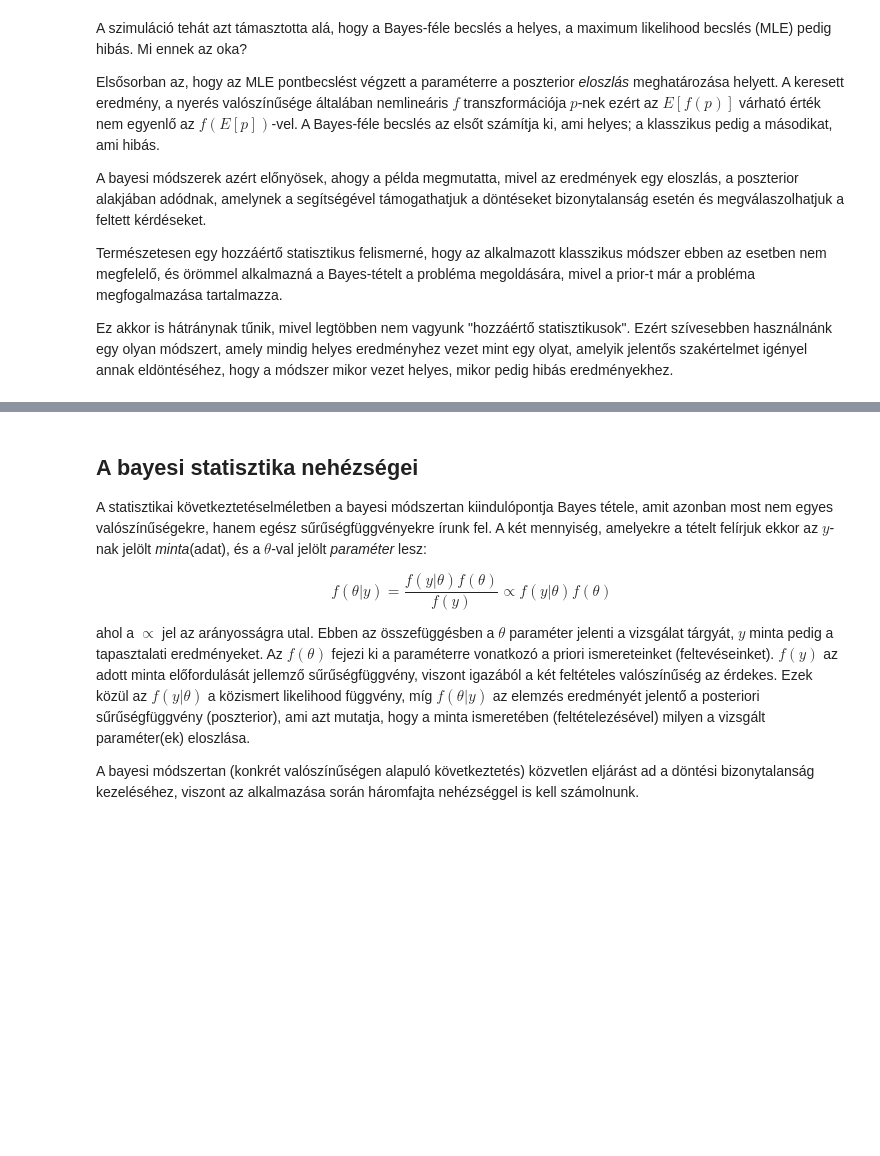
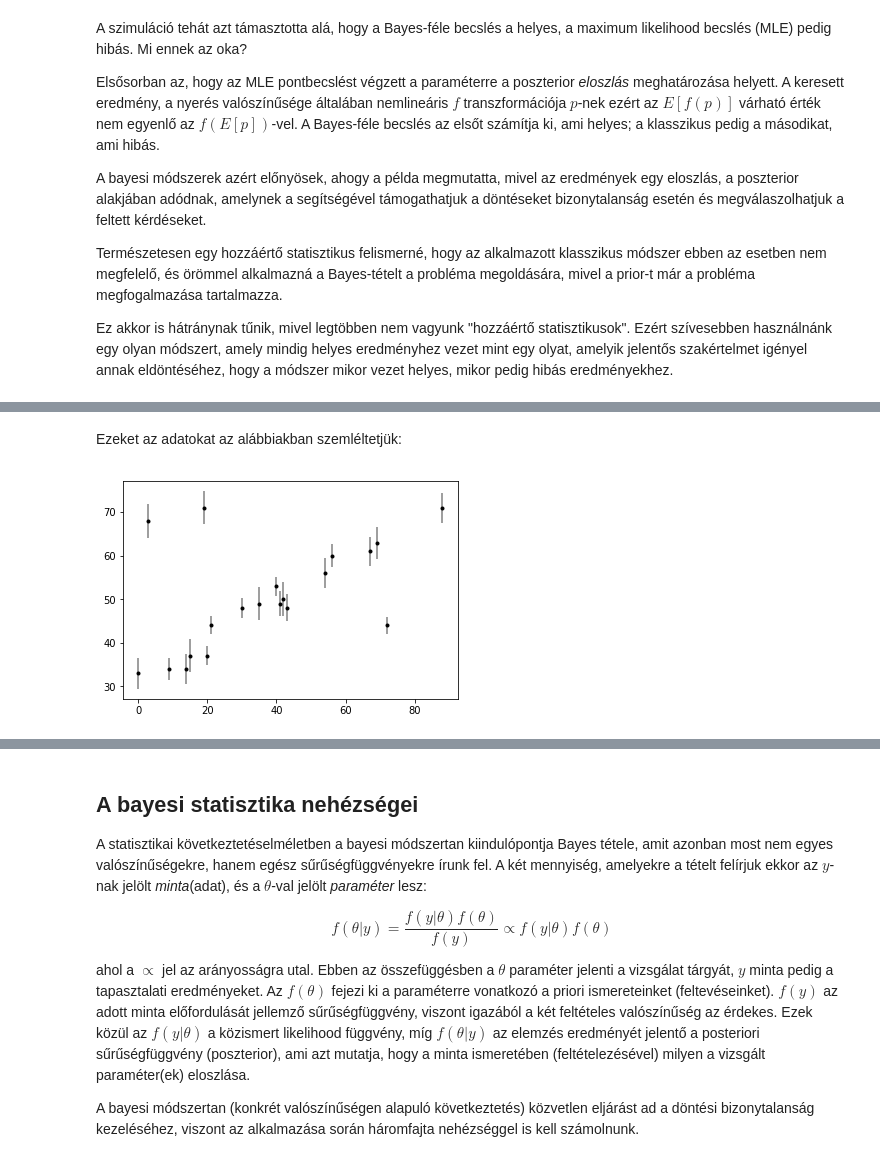
Before and after one commit to gyulat/Bayes, a Jupyter notebook: Bayes.ipynb, the cells around one changed output, grey strips where cells are left out. Saved outputs shown, nothing was run; the diff lists cells and outputs as text; code cells hidden in the pictures; blank space fills up the shorter version.

```diff
--- a/Bayes.ipynb
+++ b/Bayes.ipynb
@@ -212,0 +287,15 @@ Ez akkor is hátránynak tűnik, mivel legtöbben nem vagyunk "hozzáértő stat
+# %%
+x = np.array([ 0,  3,  9, 14, 15, 19, 20, 21, 30, 35,
+              40, 41, 42, 43, 54, 56, 67, 69, 72, 88])
+y = np.array([33, 68, 34, 34, 37, 71, 37, 44, 48, 49,
+              53, 49, 50, 48, 56, 60, 61, 63, 44, 71])
+e = np.array([ 3.6, 3.9, 2.6, 3.4, 3.8, 3.8, 2.2, 2.1, 2.3, 3.8,
+               2.2, 2.8, 3.9, 3.1, 3.4, 2.6, 3.4, 3.7, 2.0, 3.5])
+# %% [markdown]
+Ezeket az adatokat az alábbiakban szemléltetjük:
+# %%
+import matplotlib.pyplot as plt
+
+plt.errorbar(x, y, e, fmt='.k', ecolor='gray');
+# %% [output]
+[figure, added]
```
Also changed, not shown: parts of 32 cells of this notebook, 1 other file.
